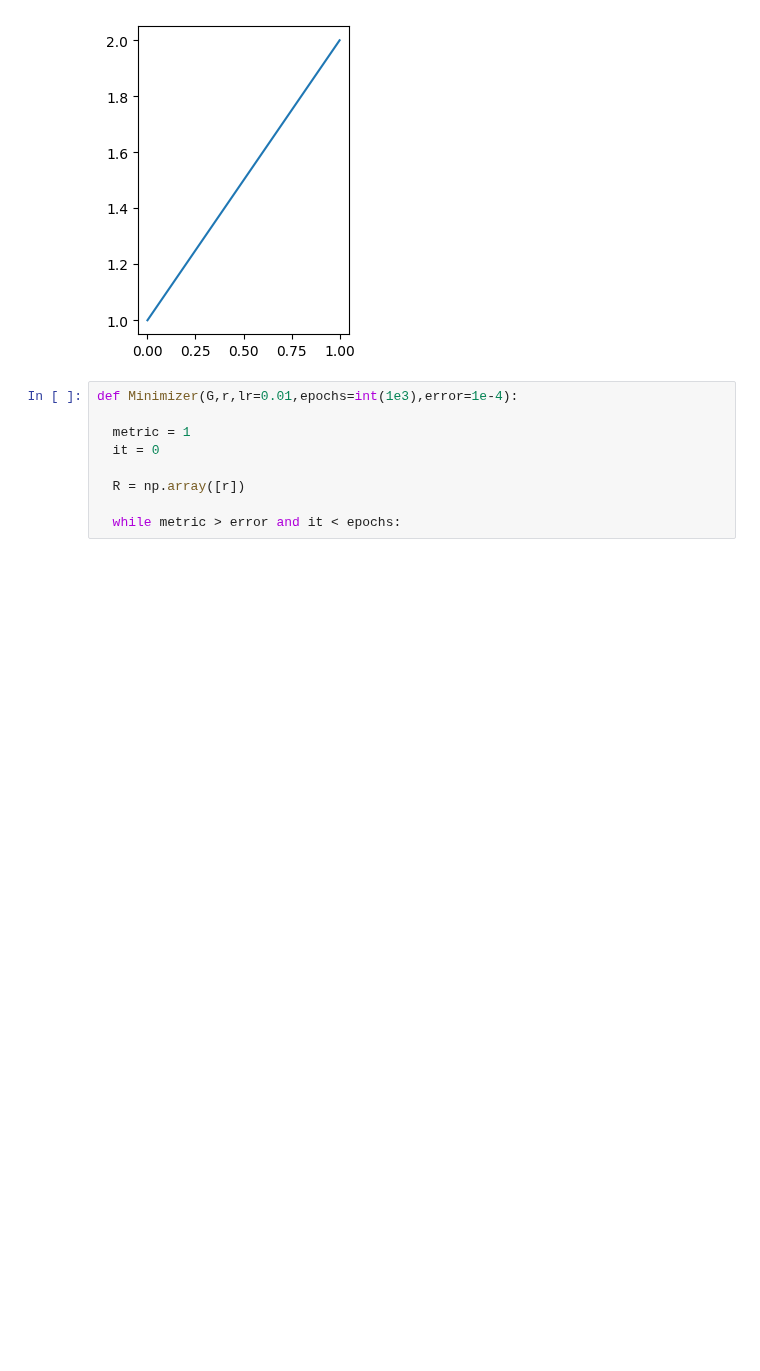
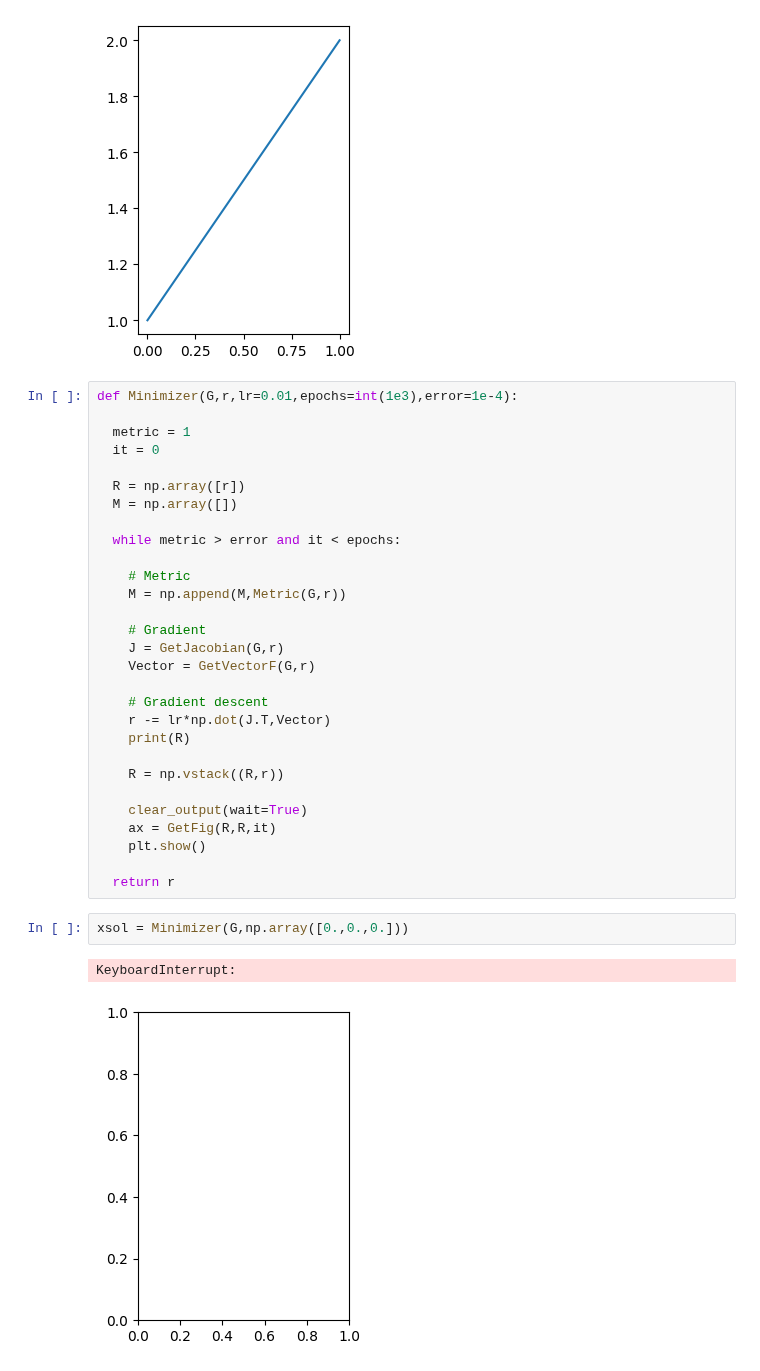
Before and after one commit to asegura4488/MetodosComputacionales1, a Jupyter notebook: Semana9/GradienteLineal.ipynb, the cells around one changed output. Saved outputs shown, nothing was run; the diff lists cells and outputs as text; blank space fills up the shorter version.

```diff
--- a/Semana9/GradienteLineal.ipynb
+++ b/Semana9/GradienteLineal.ipynb
@@ -67,5 +67,30 @@ def Minimizer(G,r,lr=0.01,epochs=int(1e3),error=1e-4):
   it = 0
 
   R = np.array([r])
+  M = np.array([])
 
   while metric > error and it < epochs:
+
+    # Metric
+    M = np.append(M,Metric(G,r))
+
+    # Gradient
+    J = GetJacobian(G,r)
+    Vector = GetVectorF(G,r)
+
+    # Gradient descent
+    r -= lr*np.dot(J.T,Vector)
+    print(R)
+
+    R = np.vstack((R,r))
+
+    clear_output(wait=True)
+    ax = GetFig(R,R,it)
+    plt.show()
+
+  return r
+# %%
+xsol = Minimizer(G,np.array([0.,0.,0.]))
+# %% [output]
+KeyboardInterrupt:
+[figure, added]
```
